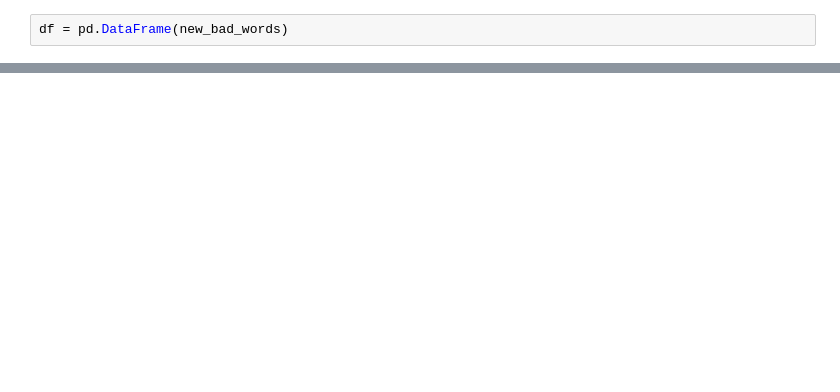
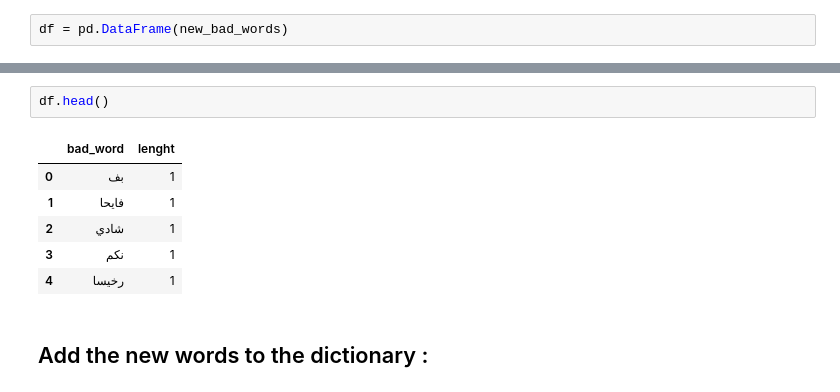
Before and after one commit to DjaziaH/CyberBullying_Detection, a Jupyter notebook: Code/ExtractingBadWordsAndPhrasesFromAnnotatedData.ipynb, the cells around one changed output, grey strips where cells are left out. Cells and saved outputs as stored; diff of their text form; blank space fills up the shorter version.

```diff
--- a/Code/ExtractingBadWordsAndPhrasesFromAnnotatedData.ipynb
+++ b/Code/ExtractingBadWordsAndPhrasesFromAnnotatedData.ipynb
@@ -106,0 +72,11 @@ df.to_csv("../Data/new_bad_words")
+# %%
+df.head()
+# %% [output]
+|  | bad_word | lenght |
+| 0 | بف | 1 |
+| 1 | فايحا | 1 |
+| 2 | شادي | 1 |
+| 3 | نكم | 1 |
+| 4 | رخيسا | 1 |
+# %% [markdown]
+## Add the new words to the dictionary :
```
Also changed, not shown: parts of 31 cells of this notebook, 11 other files.
